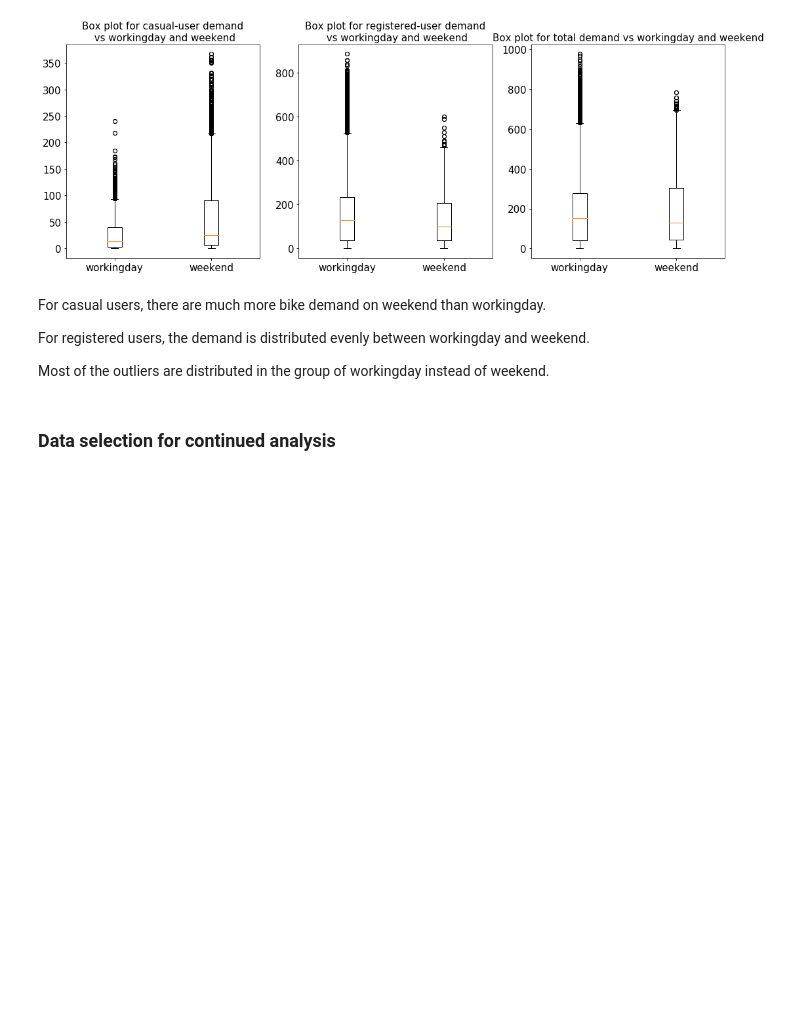
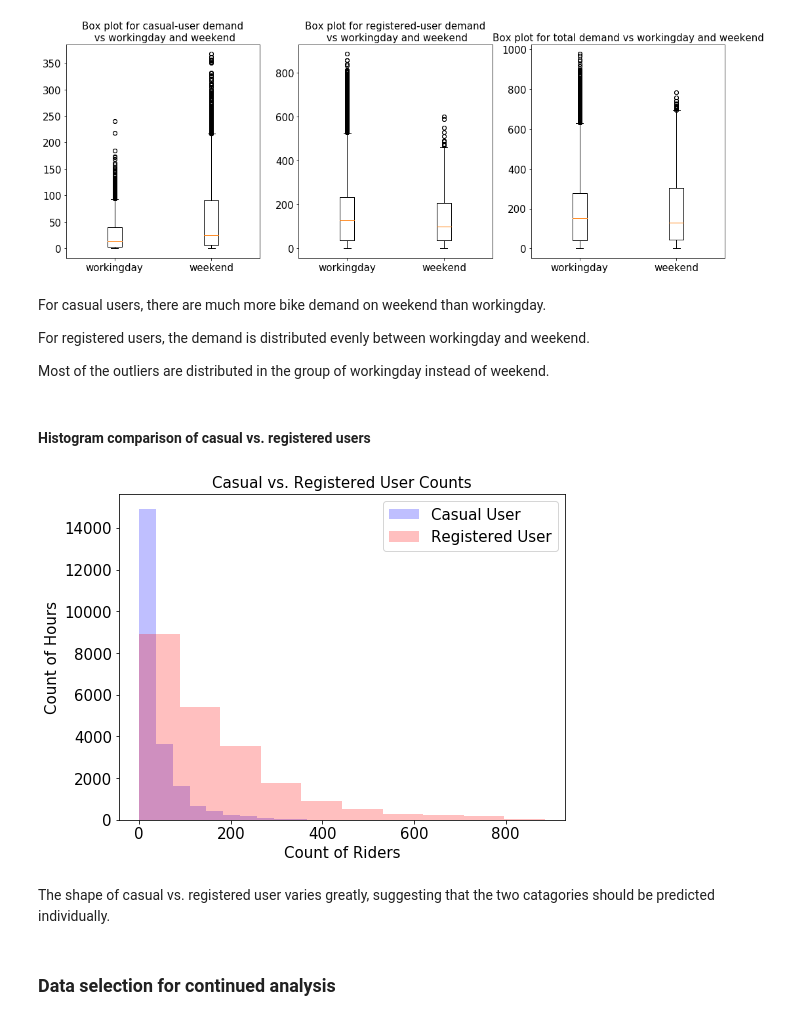
Before and after one commit to dillbeck/bike-path, a Jupyter notebook: phase-1.ipynb, the cells around one changed output. Drawn from its saved outputs; the diff is of its cells as text; code cells hidden in the pictures; blank space fills up the shorter version.

```diff
--- a/phase-1.ipynb
+++ b/phase-1.ipynb
@@ -359,6 +387,28 @@ For casual users, there are much more bike demand on weekend than workingday.
 For registered users, the demand is distributed evenly between workingday and weekend.
 
 Most of the outliers are distributed in the group of workingday instead of weekend.
+# %% [markdown]
+#### Histogram comparison of casual vs. registered users
+# %%
+
+hist_fig = plt.figure(figsize = (8, 6))
+
+_  = plt.hist(df["casual"], color = "blue", alpha = 0.25,  label = "Casual User")
+_  = plt.hist(df["registered"], color = "red", alpha = 0.25,  label = "Registered User")
+
+plt.tick_params(labelsize = 15)
+
+_ = plt.title("Casual vs. Registered User Counts", fontsize = 15)
+
+_ = plt.ylabel("Count of Hours", fontsize = 15)
+
+_ = plt.xlabel("Count of Riders", fontsize = 15)
+
+_ = plt.legend(fontsize = 15)
+# %% [output]
+[figure, added]
+# %% [markdown]
+The shape of casual vs. registered user varies greatly, suggesting that the two catagories should be predicted individually.
 # %% [markdown]
 ### Data selection for continued analysis
 # %%
```
Also changed, not shown: parts of 4 cells of this notebook, 1 other file.
